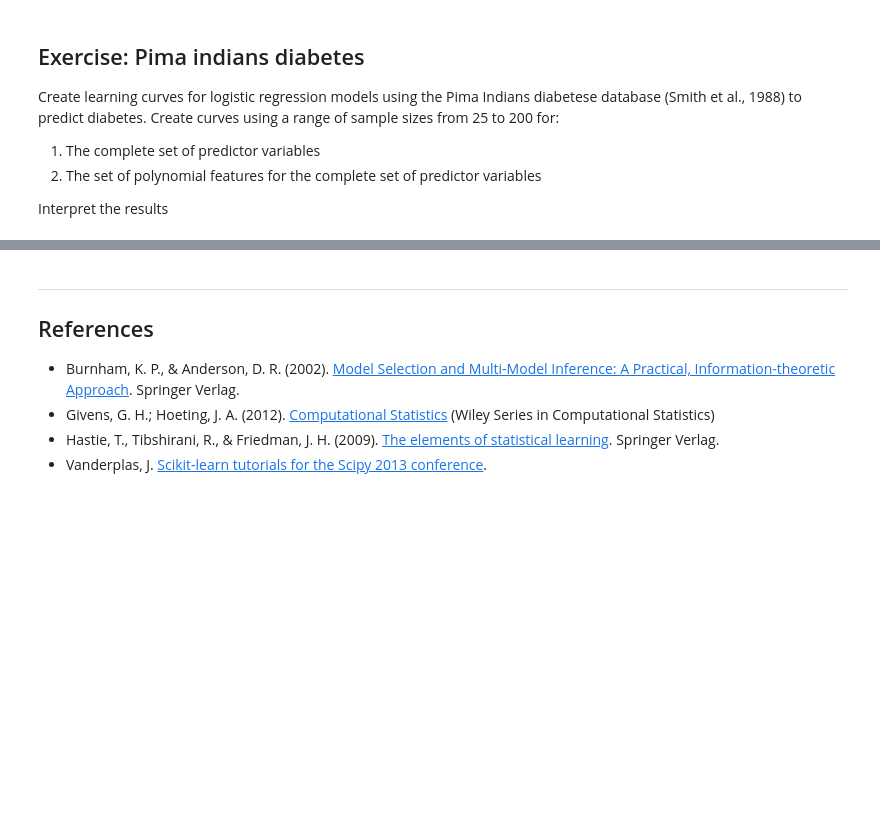
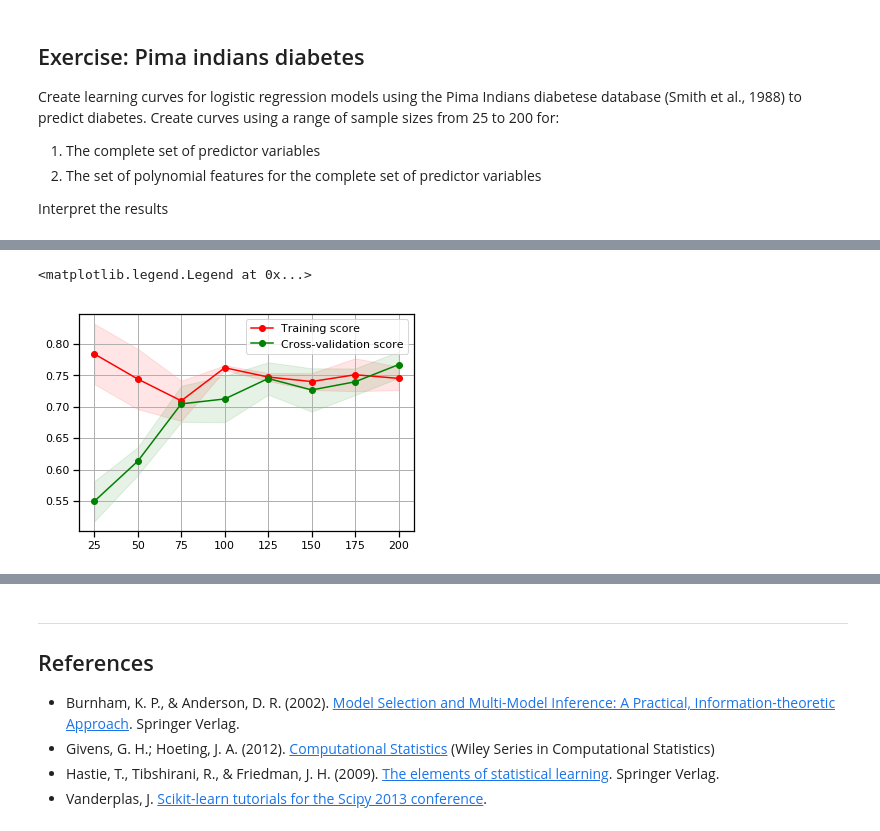
Before and after one commit to ntjames/Bios8366, a Jupyter notebook: notebooks/Section6_3-Model-Selection-and-Validation.ipynb, the cells around one changed output, grey strips where cells are left out. Cells and saved outputs as stored; diff of their text form; code cells hidden in the pictures; blank space fills up the shorter version.

```diff
--- a/notebooks/Section6_3-Model-Selection-and-Validation.ipynb
+++ b/notebooks/Section6_3-Model-Selection-and-Validation.ipynb
@@ -749,0 +761,27 @@ pima_diabetes.head()
+# %%
+newy = pima_diabetes.pop('diabetes').values
+newX = pima_diabetes
+# %%
+train_sizes1, train_scores1, test_scores1 = learning_curve(LogisticRegression(),
+                                                 newX, newy,
+                                                 train_sizes=[25, 50, 75, 100, 125, 150,175, 200], cv=5)
+# %%
+train_scores1_mean = np.mean(train_scores1, axis=1)
+train_scores1_std = np.std(train_scores1, axis=1)
+test_scores1_mean = np.mean(test_scores1, axis=1)
+test_scores1_std = np.std(test_scores1, axis=1)
+plt.grid()
+
+plt.fill_between(train_sizes1, train_scores1_mean - train_scores1_std,
+                 train_scores1_mean + train_scores1_std, alpha=0.1,
+                 color="r")
+plt.fill_between(train_sizes1, test_scores1_mean - test_scores1_std,
+                 test_scores1_mean + test_scores1_std, alpha=0.1, color="g")
+plt.plot(train_sizes1, train_scores1_mean, 'o-', color="r",
+         label="Training score")
+plt.plot(train_sizes1, test_scores1_mean, 'o-', color="g",
+         label="Cross-validation score")
+plt.legend(loc="best")
+# %% [output]
+<matplotlib.legend.Legend at 0x...>
+[figure, added]
```
Also changed, not shown: parts of 14 cells of this notebook.
